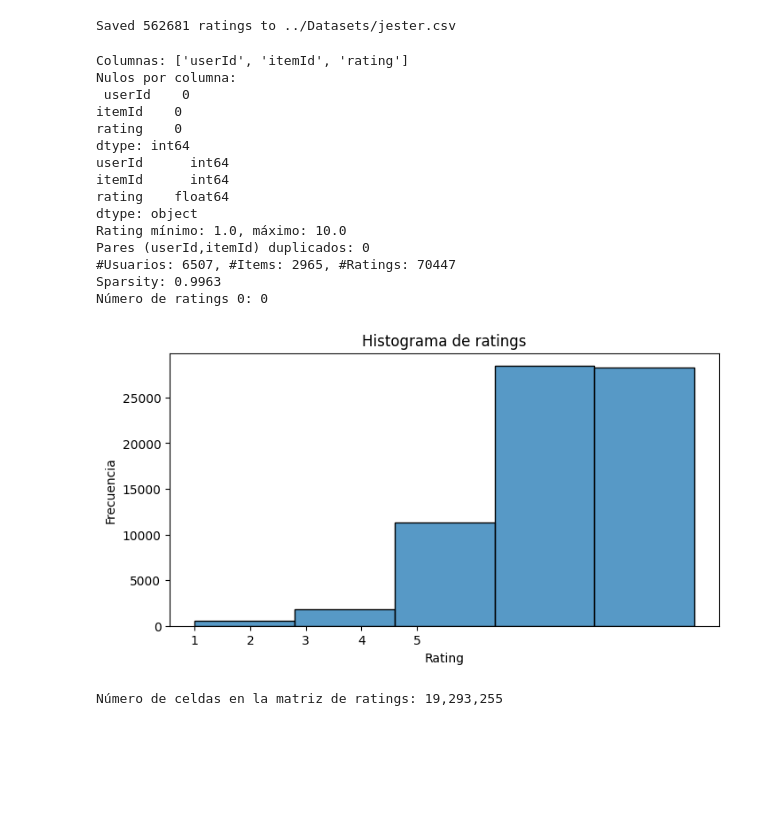
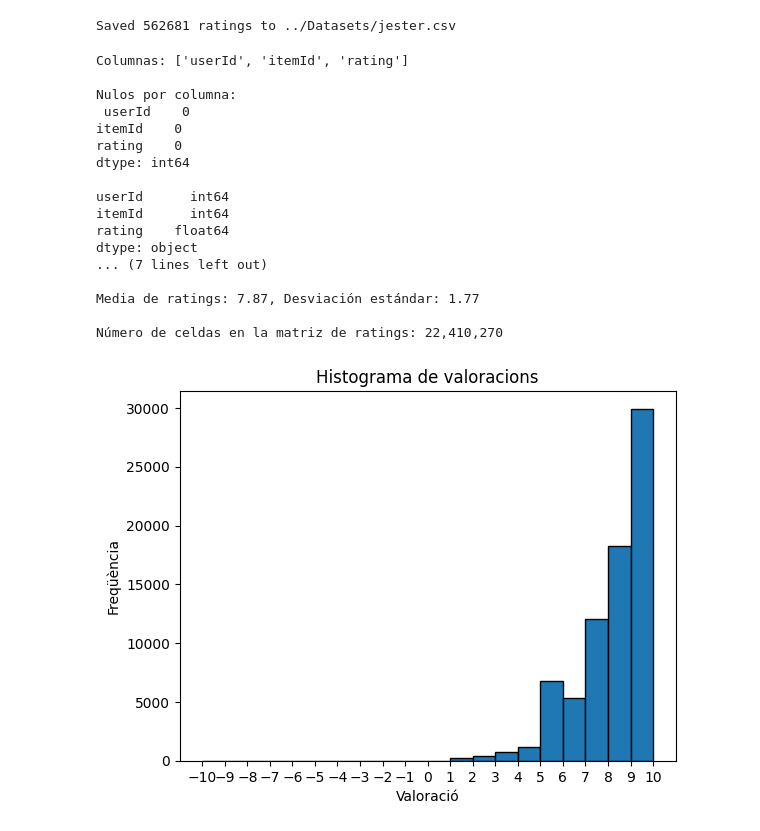
Before and after one commit to Polfono/clustering-recommenders, a Jupyter notebook: Code/datasetsTransform.ipynb, the cells around one changed output. Cells and saved outputs as stored; diff of their text form; code cells hidden in the pictures; blank space fills up the shorter version.

```diff
--- a/Code/datasetsTransform.ipynb
+++ b/Code/datasetsTransform.ipynb
@@ -246,68 +248,97 @@ df.to_csv('../Datasets/books.csv', index=False)
 
 
 import pandas as pd
+import matplotlib.pyplot as plt
 
 path = '../Datasets/'
 ratings = pd.read_csv(path + 'books.csv')
 
 # 1. Columnas
 print("Columnas:", ratings.columns.tolist())
+print()
 
 # 2. Nulos
 print("Nulos por columna:\n", ratings.isnull().sum())
+print()
 
 # 4. Tipos
 print(ratings.dtypes)
+print()
 
 # 5. Rango de ratings
 min_r, max_r = ratings['rating'].min(), ratings['rating'].max()
 print(f"Rating mínimo: {min_r}, máximo: {max_r}")
+print()
 
 # 6. Duplicados
 dups = ratings.duplicated(subset=['userId','itemId']).sum()
 print(f"Pares (userId,itemId) duplicados: {dups}")
+print()
 
 # 7. Volumen y sparsity
 n_users = ratings['userId'].nunique()
 n_items = ratings['itemId'].nunique()
 n_ratings = len(ratings)
-sparsity = 1 - n_ratings/(n_users*n_items)
+density = n_ratings / (n_users * n_items) * 100
 print(f"#Usuarios: {n_users}, #Items: {n_items}, #Ratings: {n_ratings}")
-print(f"Sparsity: {sparsity:.4f}") # Idealmente sparsity < 0.99
+print(f"Density: {density:.4f}")
+print()
 
-# Number of 0 values in the rating matrix
-zero_count = (ratings['rating'] == 0).sum()
-print(f"Número de ratings 0: {zero_count}")
-
-# 8. Histograma de ratings
-import matplotlib.pyplot as plt
-import seaborn as sns
-plt.figure(figsize=(8, 4))
-sns.histplot(ratings['rating'], bins=5, kde=False)
-plt.title('Histograma de ratings')
-plt.xlabel('Rating')
-plt.ylabel('Frecuencia')
-plt.xticks([1, 2, 3, 4, 5])
-plt.show()
+# 8. Media y desviación estándar de ratings
+mean_rating = ratings['rating'].mean()
+std_rating = ratings['rating'].std()
+print(f"Media de ratings: {mean_rating:.2f}, Desviación estándar: {std_rating:.2f}")
+print()
 
 # 9. Número de celdas en una matriz de ratings
 n_cells = n_users * n_items
 print(f"Número de celdas en la matriz de ratings: {n_cells:,}")
+
+# 1. Histograma de ratings
+plt.figure()
+plt.hist(ratings['rating'], bins=[-10, -9, -8, -7, -6, -5, -4, -3, -2, -1, 0, 1, 2, 3, 4, 5, 6, 7, 8, 9, 10], edgecolor='black')
+plt.title('Histograma de valoracions')
+plt.xlabel('Valoració')
+plt.ylabel('Freqüència')
+plt.xticks([-10, -9, -8, -7, -6, -5, -4, -3, -2, -1, 0, 1, 2, 3, 4, 5, 6, 7, 8, 9, 10])
+#plt.savefig('../Memoria/Figuras/jester-ratings.png')
+plt.show()
+
+# 2. Distribución de interacciones por usuario
+user_counts = ratings.groupby('userId').size()
+plt.figure()
+plt.hist(user_counts, bins=32, edgecolor='black')
+plt.title('Nombre de valoracions per usuari')
+plt.xlabel('Valoracions per usuari')
+plt.ylabel('Nombre de usuaris')
+#plt.savefig('../Memoria/Figuras/jester-users.png')
+plt.show()
+
+# 3. Distribución de interacciones por ítem
+item_counts = ratings.groupby('itemId').size()
+plt.figure()
+plt.hist(item_counts, bins=32, edgecolor='black')
+plt.title('Nombre de valoracions per element')
+plt.xlabel('Valoracions per element')
+plt.ylabel('Nombre de elements')
+#plt.savefig('../Memoria/Figuras/jester-items.png')
+plt.show()
 # %% [output]
 Columnas: ['userId', 'itemId', 'rating']
+
 Nulos por columna:
  userId    0
 itemId    0
 rating    0
 dtype: int64
+
 userId      int64
 itemId      int64
 rating    float64
 dtype: object
-Rating mínimo: 1.0, máximo: 10.0
-Pares (userId,itemId) duplicados: 0
-#Usuarios: 6507, #Items: 2965, #Ratings: 70447
-Sparsity: 0.9963
-Número de ratings 0: 0
+... (7 lines left out)
+
+Media de ratings: 7.87, Desviación estándar: 1.77
+
+Número de celdas en la matriz de ratings: 22,410,270
-[figure, old version]
+[figure, new version]
-Número de celdas en la matriz de ratings: 19,293,255
```
Also changed, not shown: parts of 4 cells of this notebook, 35 other files.
